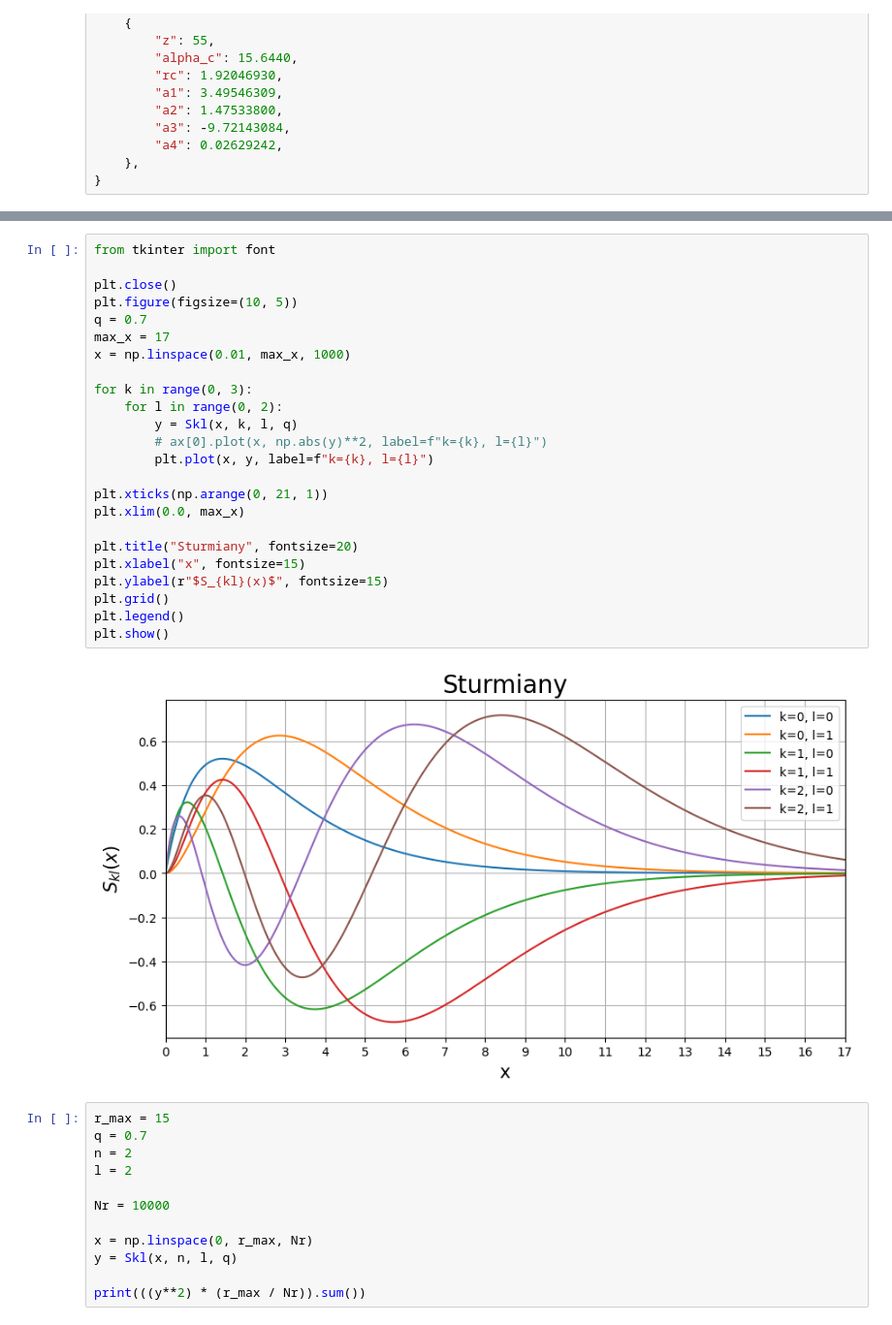
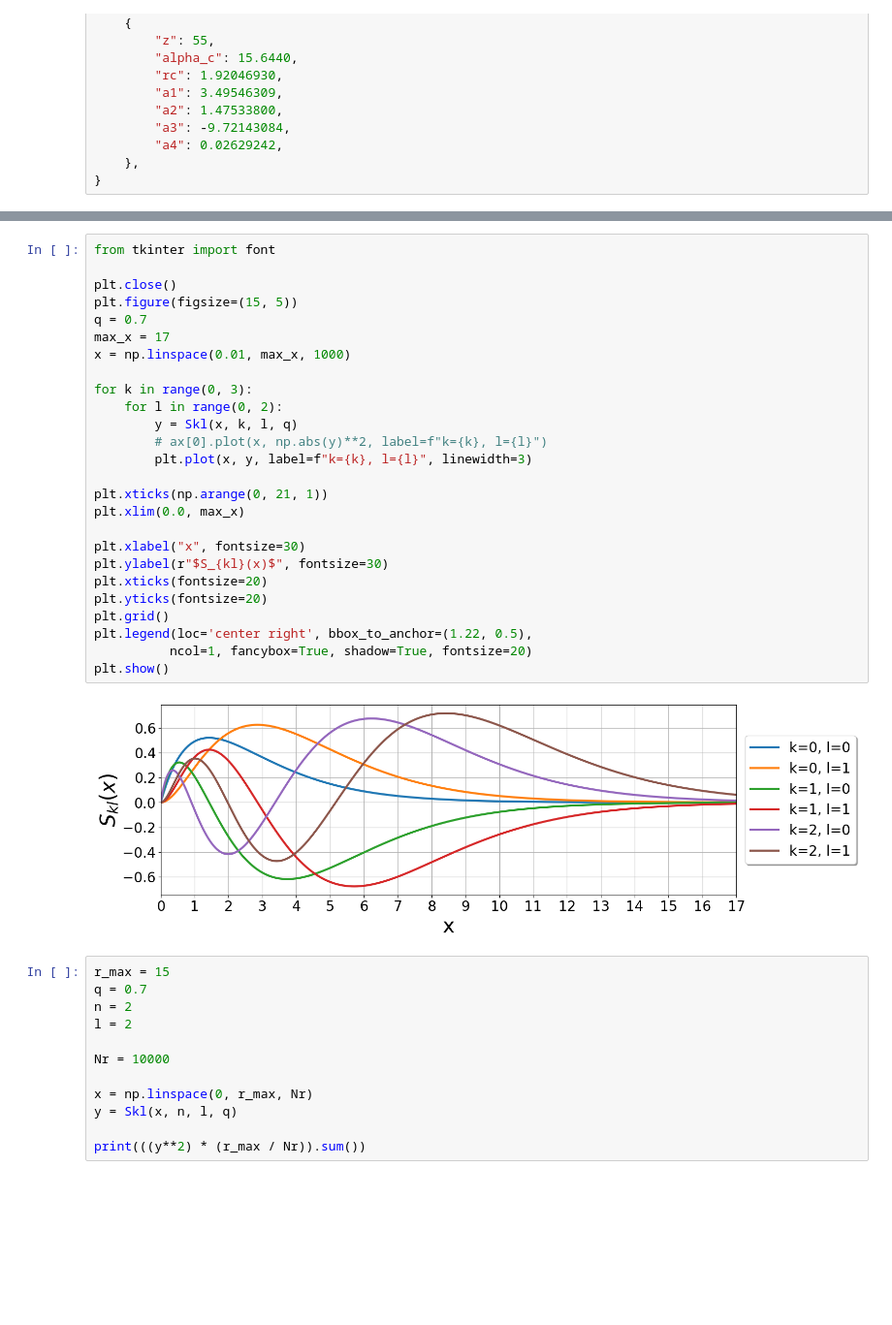
Before and after one commit to Indoxer/sturmian-quantum, a Jupyter notebook: sturmian.ipynb, the cells around one changed output, grey strips where cells are left out. Shown: that part at 97% size. Drawn from its saved outputs; the diff is of its cells as text; blank space fills up the shorter version.

```diff
--- a/sturmian.ipynb
+++ b/sturmian.ipynb
@@ -138,29 +101,31 @@ plt.show()
 # %%
 from tkinter import font
 
 plt.close()
-plt.figure(figsize=(10, 5))
+plt.figure(figsize=(15, 5))
 q = 0.7
 max_x = 17
 x = np.linspace(0.01, max_x, 1000)
 
 for k in range(0, 3):
     for l in range(0, 2):
         y = Skl(x, k, l, q)
         # ax[0].plot(x, np.abs(y)**2, label=f"k={k}, l={l}")
-        plt.plot(x, y, label=f"k={k}, l={l}")
+        plt.plot(x, y, label=f"k={k}, l={l}", linewidth=3)
 
 plt.xticks(np.arange(0, 21, 1))
 plt.xlim(0.0, max_x)
 
-plt.title("Sturmiany", fontsize=20)
-plt.xlabel("x", fontsize=15)
-plt.ylabel(r"$S_{kl}(x)$", fontsize=15)
+plt.xlabel("x", fontsize=30)
+plt.ylabel(r"$S_{kl}(x)$", fontsize=30)
+plt.xticks(fontsize=20)
+plt.yticks(fontsize=20)
 plt.grid()
-plt.legend()
+plt.legend(loc='center right', bbox_to_anchor=(1.22, 0.5),
+          ncol=1, fancybox=True, shadow=True, fontsize=20)
 plt.show()
 # %% [output]
-[figure, old version]
+[figure, new version]
 # %%
 r_max = 15
 q = 0.7
```
Also changed, not shown: parts of 12 cells of this notebook, 5 other files.
